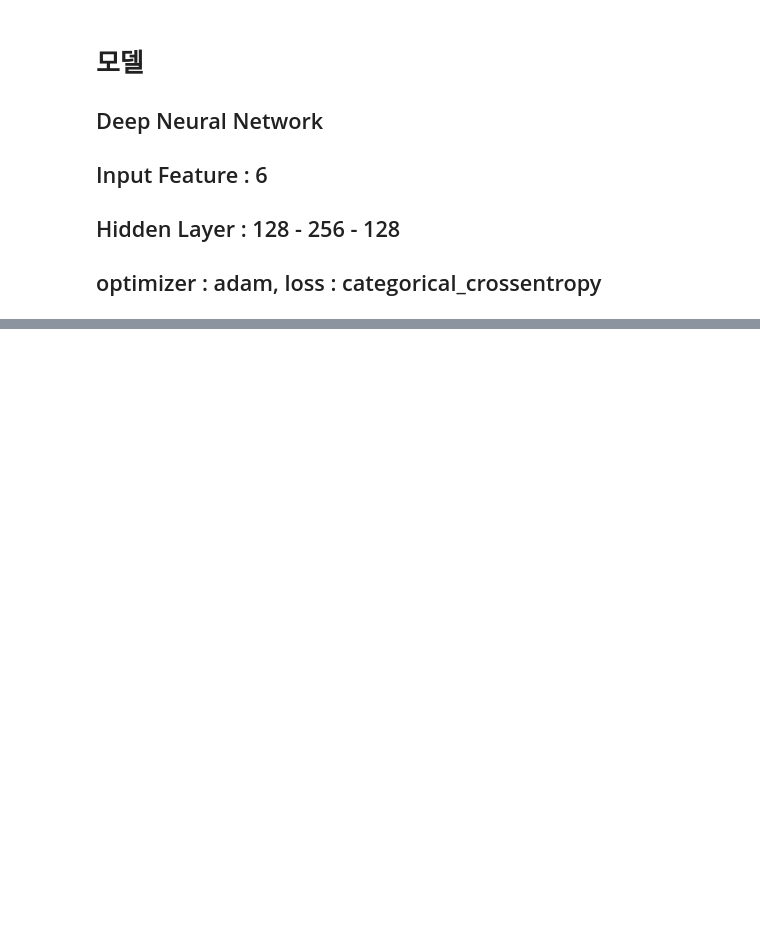
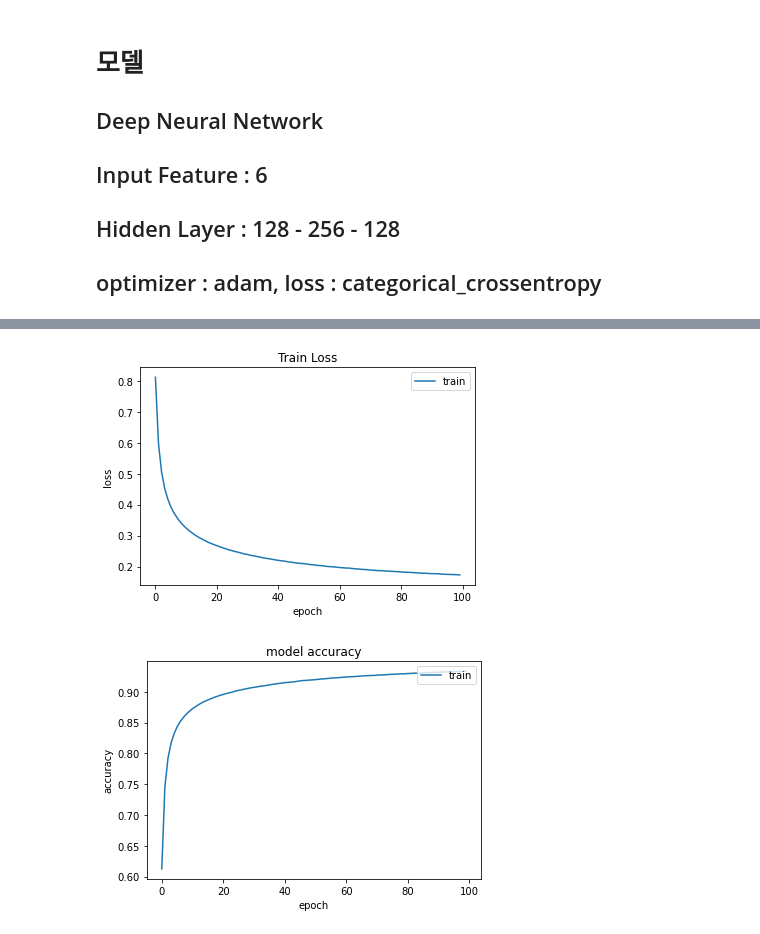
Before and after one commit to AI-BMI-Prediction/MachineLearningAlgorithms, a Jupyter notebook: DNN/DNN_Keras.ipynb, the cells around one changed output, grey strips where cells are left out. Saved outputs shown, nothing was run; the diff lists cells and outputs as text; code cells hidden in the pictures; blank space fills up the shorter version.

Commit message:
Get Average Accuracy,Loss Graph

```diff
--- a/DNN/DNN_Keras.ipynb
+++ b/DNN/DNN_Keras.ipynb
@@ -313,0 +375,33 @@ Matrix_TL=Matrix_TL.transpose()
+# %%
+AverageLossResult=[0 for j in range(100)]
+AverageAccuracyResult=[0 for j in range(100)]
+
+for i in range(10):
+    for j in range(100):
+#         print(i,j)
+        AverageLossResult[j]=AverageLossResult[j]+LossResult[i][j]
+        AverageAccuracyResult[j]=AverageAccuracyResult[j]+AccuracyResult[i][j]
+for k in range(100):
+    AverageLossResult[k]=AverageLossResult[k]/10
+    AverageAccuracyResult[k]=AverageAccuracyResult[k]/10
+# %%
+    plt.plot(AverageLossResult)
+    plt.title('Train Loss')
+    plt.ylabel('loss')
+    plt.xlabel('epoch')
+    plt.legend(['train'], loc='upper right')
+    filename=("LossGraph")
+    plt.savefig(filename)
+    plt.show()
+
+    plt.plot(AverageAccuracyResult)
+    plt.title('model accuracy')
+    plt.ylabel('accuracy')
+    plt.xlabel('epoch')
+    plt.legend(['train'], loc='upper right')
+    filename=("AccuracyGraph")
+    plt.savefig(filename+".png")
+    plt.show()
+# %% [output]
+[figure, added]
+[figure, added]
```
Also changed, not shown: parts of 5 cells of this notebook, 33 other files.
